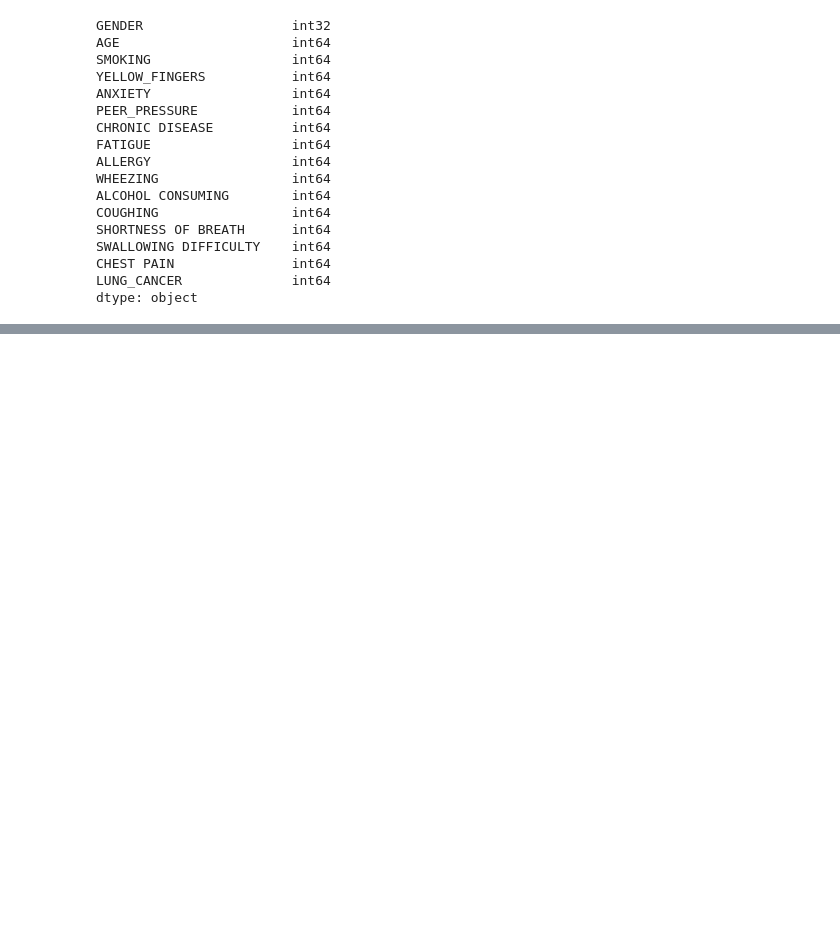
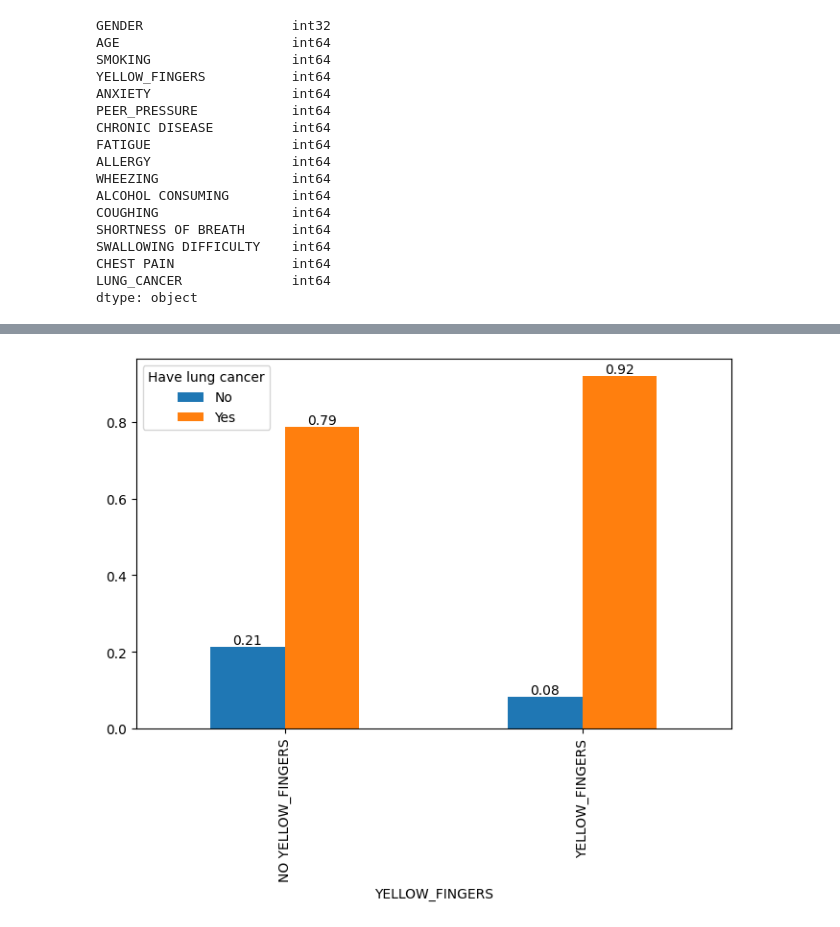
Before and after one commit to Sophiaraudhah/UTSAI, a Jupyter notebook: lungcancerpred.ipynb, the cells around one changed output, grey strips where cells are left out. Cells and saved outputs as stored; diff of their text form; code cells hidden in the pictures; blank space fills up the shorter version.

```diff
--- a/lungcancerpred.ipynb
+++ b/lungcancerpred.ipynb
@@ -216,0 +279,4 @@ plot('GENDER')
+# %%
+set_legend_and_ticks('YELLOW_FINGERS')
+# %% [output]
+[figure, added]
```
Also changed, not shown: parts of 34 cells of this notebook.
